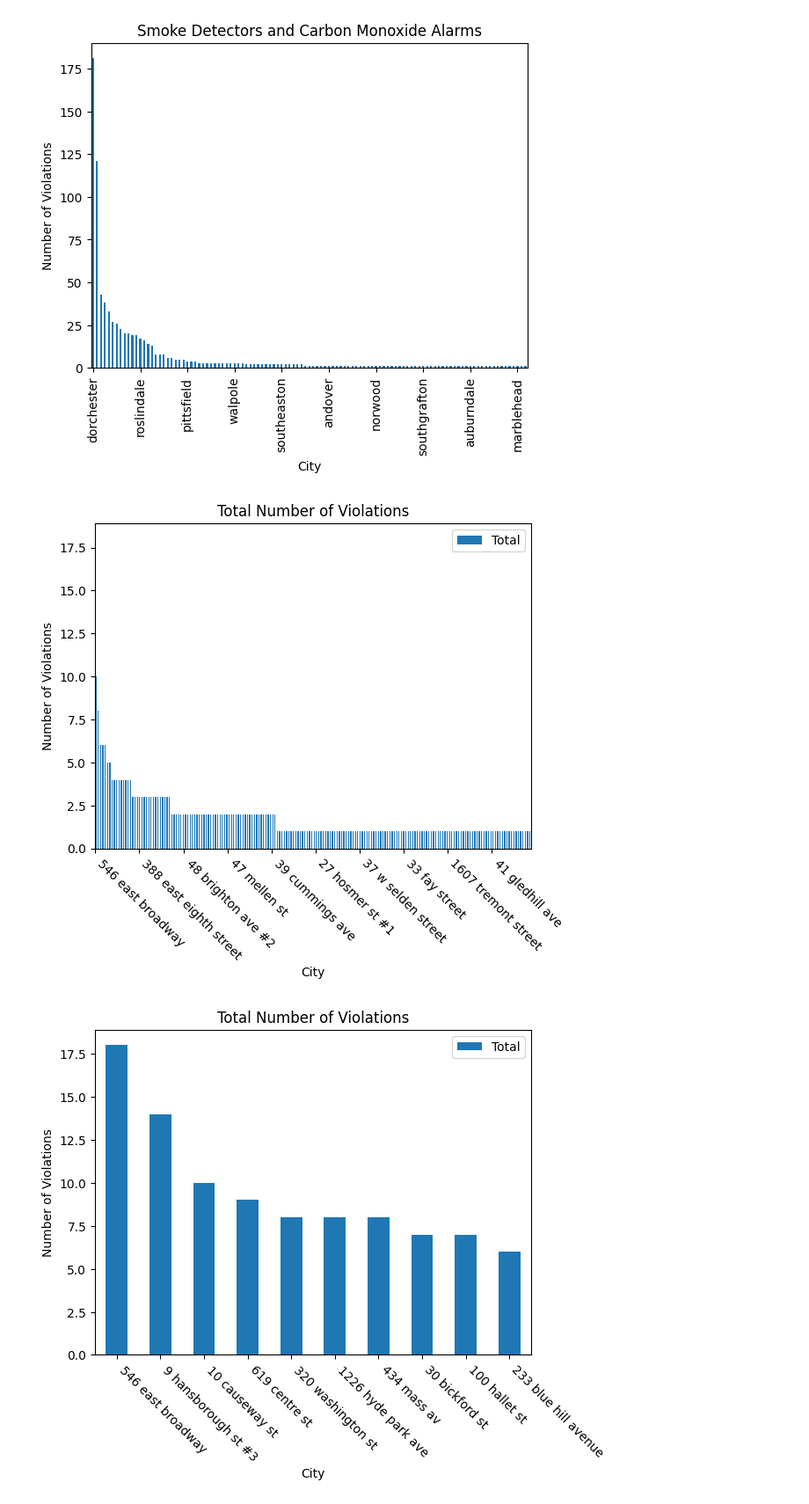
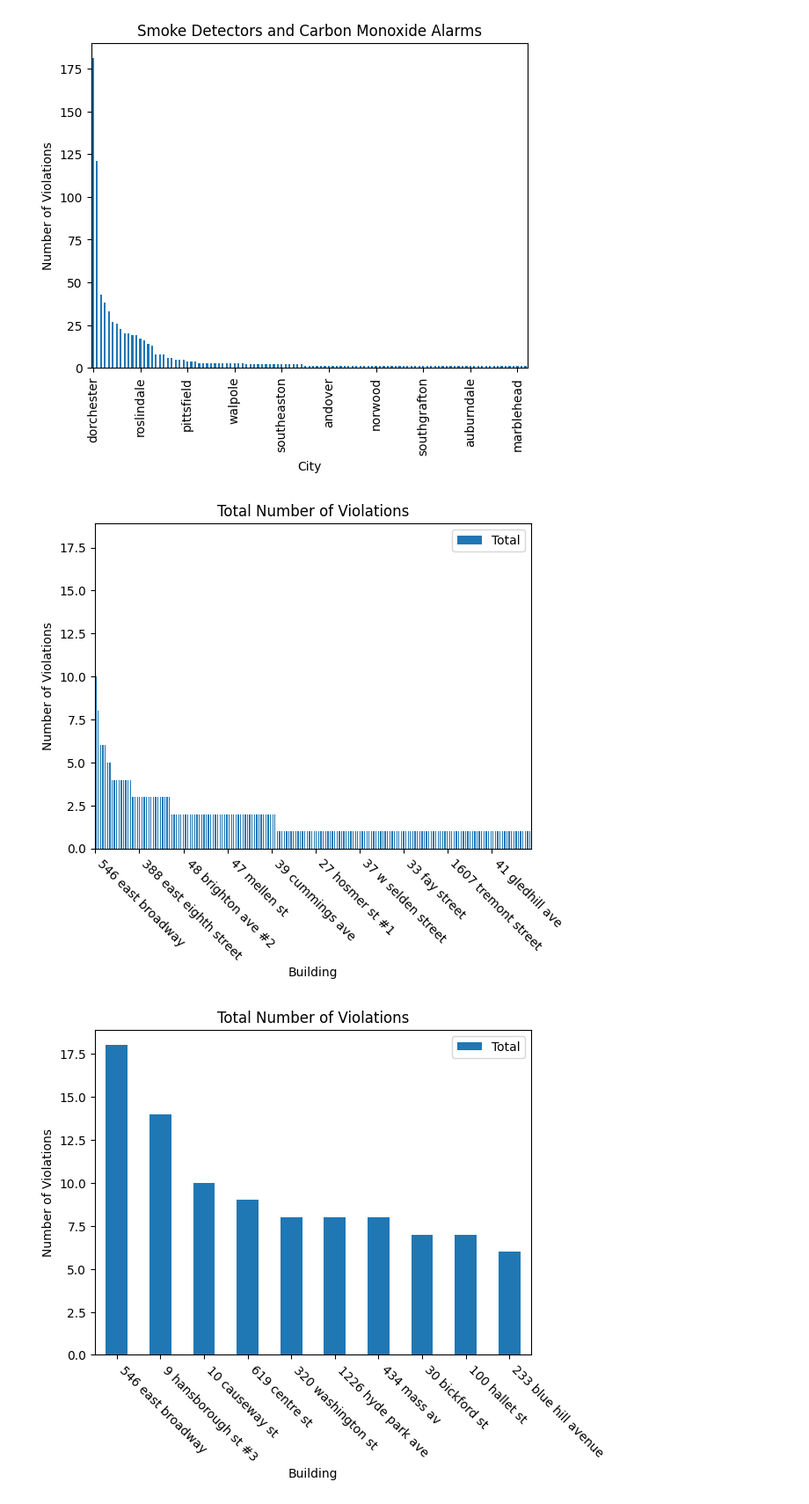
Before and after one commit to BU-Spark/ds-councilor-breadon-bad-landlords2, a Jupyter notebook: spring23-team-3/analysis/violations_analysis.ipynb, the cells around one changed output. Shown: that part at 88% size. Drawn from its saved outputs; the diff is of its cells as text; code cells hidden in the pictures.

```diff
--- a/spring23-team-3/analysis/violations_analysis.ipynb
+++ b/spring23-team-3/analysis/violations_analysis.ipynb
@@ -186,32 +186,32 @@ buildings_df = buildings_df.sort_values(by = "Total", ascending = False)
 # %%
 #Plot violations Totals by Buildings
 
 buildings_df[['Location', 'Total']].set_index('Location').plot(kind='bar', rot=0) #set index works but I don't want to have problems later
 
 plt.locator_params(axis='x', nbins = 10)
 plt.xticks(rotation=-45, ha = 'left')
 
 plt.title("Total Number of Violations")
-plt.xlabel('City')
+plt.xlabel('Building')
 plt.ylabel('Number of Violations')
 plt.show()
 
 #TODO: fix formatting
 
 # AND plot top 10
 
 buildings_df[['Location', 'Total']].iloc[0:10].set_index('Location').plot(kind='bar', rot=0) #set index works but I don't want to have problems later
 
 plt.locator_params(axis='x', nbins = 10)
 plt.xticks(rotation=-45, ha = 'left')
 
 plt.title("Total Number of Violations")
-plt.xlabel('City')
+plt.xlabel('Building')
 plt.ylabel('Number of Violations')
 plt.show()
 # %% [output]
-[figure, old version]
+[figure, new version]
-[figure, old version]
+[figure, new version]
 # %%
 # Create df with all violations data
 # Columns: CIty Location + each violation
```
Also changed, not shown: parts of 2 cells of this notebook, 2 other files.
